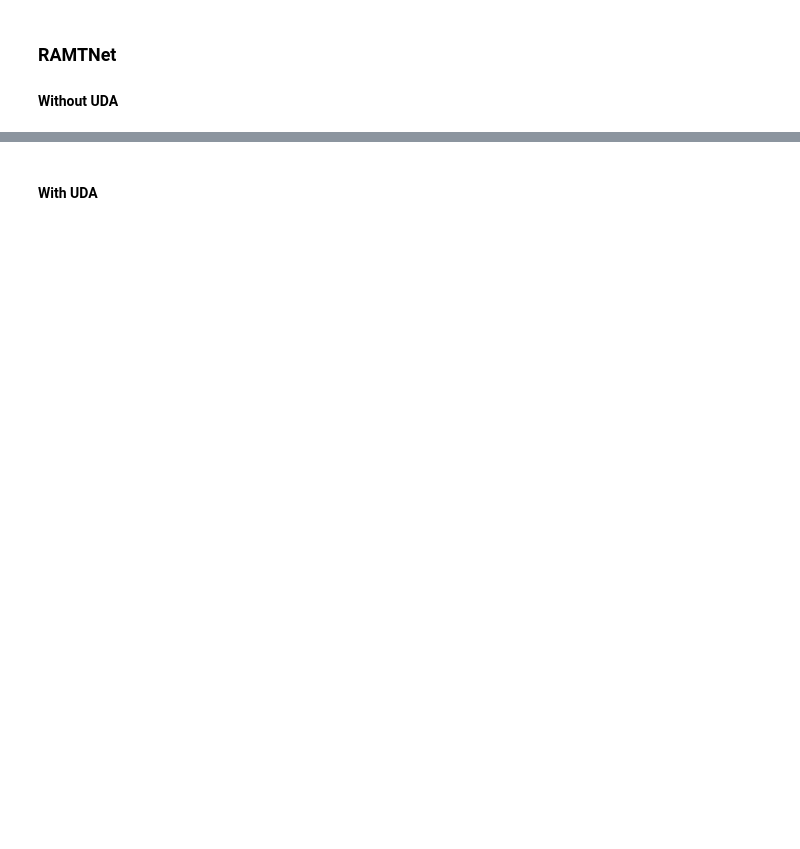
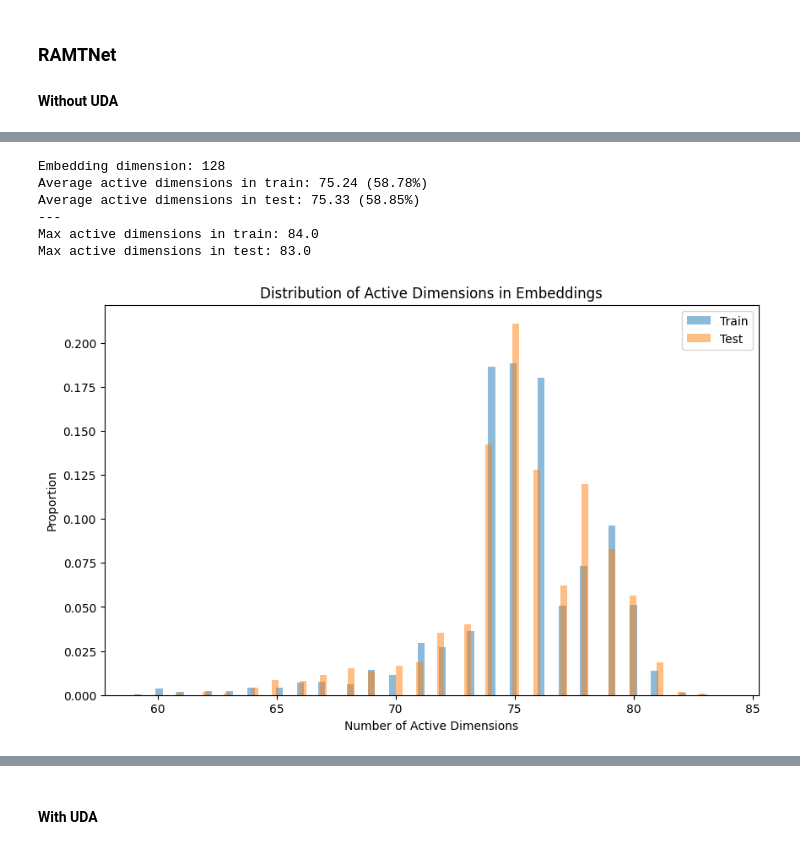
Before and after one commit to killian31/IdGas, a Jupyter notebook: train.ipynb, the cells around one changed output, grey strips where cells are left out. Saved outputs shown, nothing was run; the diff lists cells and outputs as text; code cells hidden in the pictures; blank space fills up the shorter version.

```diff
--- a/train.ipynb
+++ b/train.ipynb
@@ -389,0 +482,13 @@ Final Validation Weighted RMSE: 0.0473
+# %%
+train_embeddings, val_embeddings, test_embeddings = compute_embeddings(
+    ramtnet, x_train, x_val, x_test
+)
+compare_active_dimensions(train_embeddings, None, test_embeddings)
+# %% [output]
+Embedding dimension: 128
+Average active dimensions in train: 75.24 (58.78%)
+Average active dimensions in test: 75.33 (58.85%)
+---
+Max active dimensions in train: 84.0
+Max active dimensions in test: 83.0
+[figure, added]
```
Also changed, not shown: parts of 42 cells of this notebook, 7 other files.
